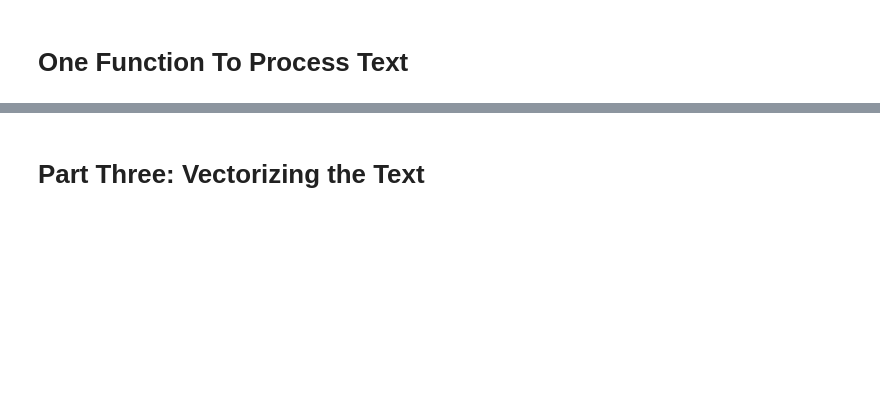
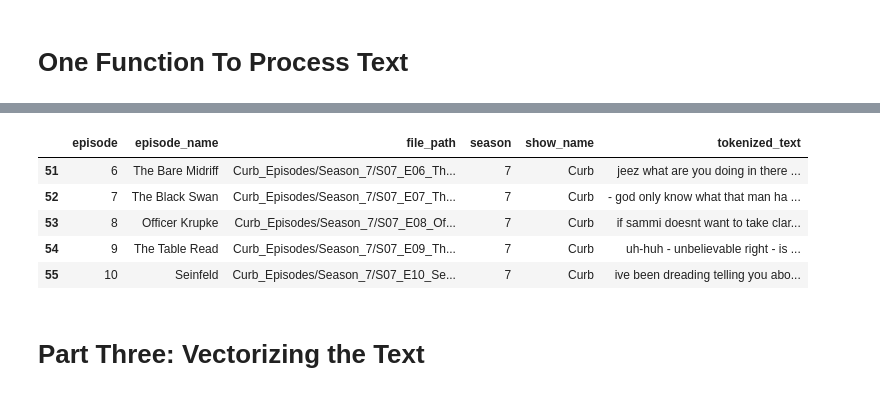
Before and after one commit to amitrani6/nlp-overview, a Jupyter notebook: word_vectorization.ipynb, the cells around one changed output, grey strips where cells are left out. Drawn from its saved outputs; the diff is of its cells as text; code cells hidden in the pictures; blank space fills up the shorter version.

```diff
--- a/word_vectorization.ipynb
+++ b/word_vectorization.ipynb
@@ -265,5 +224,4 @@ def process_text(file_name):
 
     return lemmatize_episode_text
 # %%
-df['tokenized_text'] = df.file_path.apply(lambda x: process_text(x))
-df.head()
+df['lemmatize_text'] = df.file_path.apply(lambda x: process_text(x))
@@ -277,3 +237,12 @@ df.head()
+# %%
+df.tail()
+# %% [output]
+|  | episode | episode_name | file_path | season | show_name | tokenized_text |
+| 51 | 6 | The Bare Midriff | Curb_Episodes/Season_7/S07_E06_Th... | 7 | Curb | jeez what are you doing in there ... |
+| 52 | 7 | The Black Swan | Curb_Episodes/Season_7/S07_E07_Th... | 7 | Curb | - god only know what that man ha ... |
+| 53 | 8 | Officer Krupke | Curb_Episodes/Season_7/S07_E08_Of... | 7 | Curb | if sammi doesnt want to take clar... |
+| 54 | 9 | The Table Read | Curb_Episodes/Season_7/S07_E09_Th... | 7 | Curb | uh-huh - unbelievable right - is ... |
+| 55 | 10 | Seinfeld | Curb_Episodes/Season_7/S07_E10_Se... | 7 | Curb | ive been dreading telling you abo... |
 # %% [markdown]
 # Part Three: Vectorizing the Text
 # %%
```
Also changed, not shown: parts of 11 cells of this notebook.
